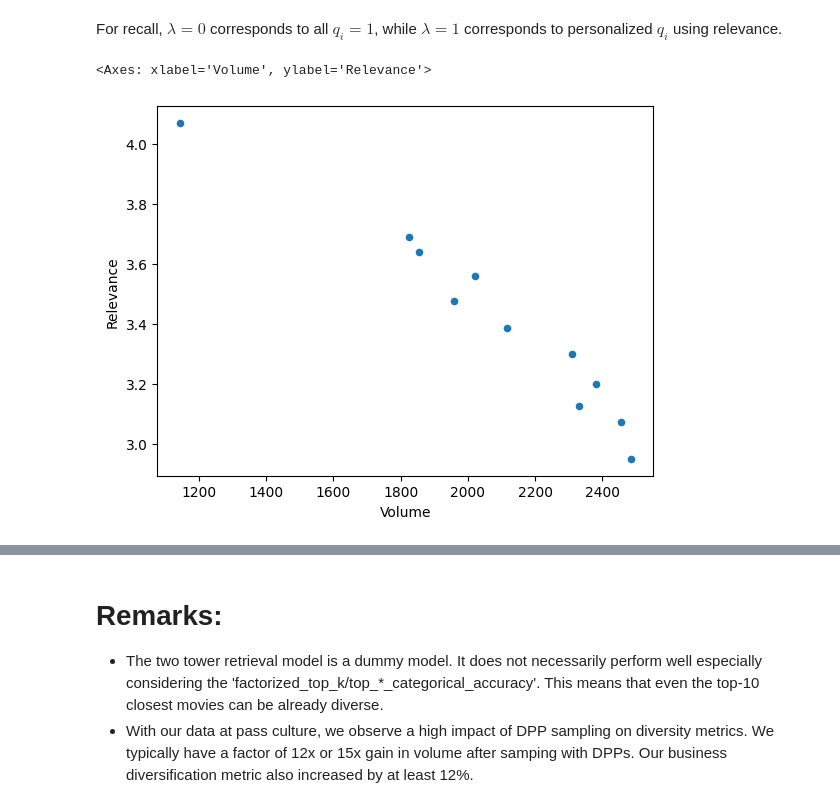
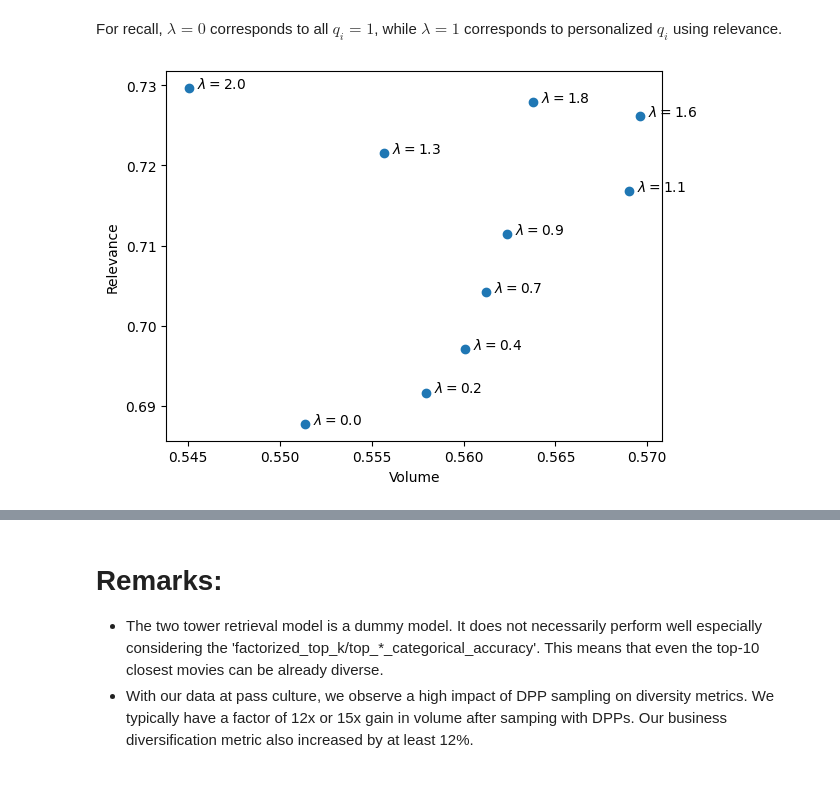
Before and after one commit to pass-culture/dpp-paper-demo, a Jupyter notebook: main.ipynb, the cells around one changed output, grey strips where cells are left out. Saved outputs shown, nothing was run; the diff lists cells and outputs as text; code cells hidden in the pictures.

```diff
--- a/main.ipynb
+++ b/main.ipynb
@@ -323,10 +264,13 @@ index = tfrs.layers.factorized_top_k.BruteForce(model.user_model, k=100)
 index.index_from_dataset(
   tf.data.Dataset.zip((movies_ds.batch(1000), movies_ds.batch(1000).map(model.movie_model)))
 )
+df_movies_plots
 
 # Get recommendations.
-scores, titles = index(tf.constant(["0"] * 100))  # Can't believe this is needed to fix the shape of the placeholder
-displayed = '\n'.join(map(str, titles[0, :10].numpy()))
-print(f"Recommendations for user 0: {displayed}")
-print(scores[0][:5])
+user_id="14"
+scores, titles = index(tf.constant([user_id] * 100))  # Get top 100 movies for user_id
+
+# Display first 10 movie recommendation
+displayed = '\n'.join([title.decode("utf-8") +",  "+str(score) for title, score in zip(titles[0, :10].numpy() , scores[0, :10].numpy())])
+print(f"Top 10 recommendations for user {user_id}: \n\nMovie name, score: \n{displayed}")
 # %% [output]
@@ -406,13 +345,0 @@ displayed_results = pd.DataFrame()
-# %%
-users_list = user_model.layers[0].get_vocabulary()
-users_weights = user_model.layers[1].get_weights()[0].astype(np.float32)
-user_embedding_dict = {x: y for x, y in zip(users_list, users_weights)}
-user_ids = np.random.choice(users_list, 100) # the 101th user_id
-
-results_top_k, scores_top_k, results_k_diversified, scores_div =  retrieval(10, user_ids, user_embedding_dict, _lambda=1)
-results_top_k, results_k_diversified
-displayed_results.loc['Model A (top $K$)', 'Relevance'] = scores_top_k.mean()
-
-X_top_k = model.movie_model(results_top_k).numpy()
-volume_top_k = np.nan_to_num(np.linalg.det(X_top_k @ np.transpose(X_top_k, (0, 2, 1))) ** 0.5, 0.).mean()
-displayed_results.loc['Model A (top $K$)', 'Volume'] = volume_top_k
@@ -419,14 +443,18 @@ displayed_results.loc['Model A (top $K$)', 'Volume'] = volume_top_k
 # %%
 from tqdm import tqdm
+displayed_results = pd.DataFrame()
 
-for LAMBDA in tqdm(np.linspace(0, 3, 10)):
-    MODEL_NAME = f'Model ($\lambda = {LAMBDA}$)'
+for LAMBDA in tqdm(np.linspace(0, 2, 10)):
+    MODEL_NAME = f'  $\lambda = {round(LAMBDA, 1)}$'
 
     results_top_k, scores_top_k, results_k_diversified, scores_div =  retrieval(10, user_ids, user_embedding_dict, _lambda=LAMBDA)
     if LAMBDA == 0.:
         results_k_diversified_no_qi, scores_div_no_qi = results_k_diversified, scores_div
     displayed_results.loc[MODEL_NAME, 'Relevance'] = scores_div.mean()
 
-    X_diversified = model.movie_model(results_k_diversified).numpy()
+    X_diversified = np.stack([get_ordered_semantic_embedding(results_k_diversified[i]) for i in range(results_k_diversified.shape[0])])
     volume_diversified = np.nan_to_num((np.linalg.det(X_diversified @ np.transpose(X_diversified, (0, 2, 1))) ** 0.5), 0.).mean()
     displayed_results.loc[MODEL_NAME, 'Volume'] = volume_diversified
+
+displayed_results['Volume ratio'] = displayed_results['Volume'] / volume_top_k
+displayed_results
@@ -448,7 +473,13 @@ displayed_results
 # %% [markdown]
 For recall, $\lambda = 0$ corresponds to all $q_i = 1$, while $\lambda = 1$ corresponds to personalized $q_i$ using relevance.
-# %%
-displayed_results.plot.scatter(x='Volume', y='Relevance')
-# %% [output]
-<Axes: xlabel='Volume', ylabel='Relevance'>
-[figure, removed]
+# %%
+fig, ax = plt.subplots()
+models, x, y = displayed_results.index, displayed_results['Volume'], displayed_results['Relevance']
+ax.scatter(x, y)
+plt.xlabel("Volume")
+plt.ylabel("Relevance")
+
+for i, txt in enumerate(models):
+    ax.annotate(txt, (x[i], y[i]))
+# %% [output]
+[figure, added]
```
Also changed, not shown: parts of 33 cells of this notebook, 1 other file.
